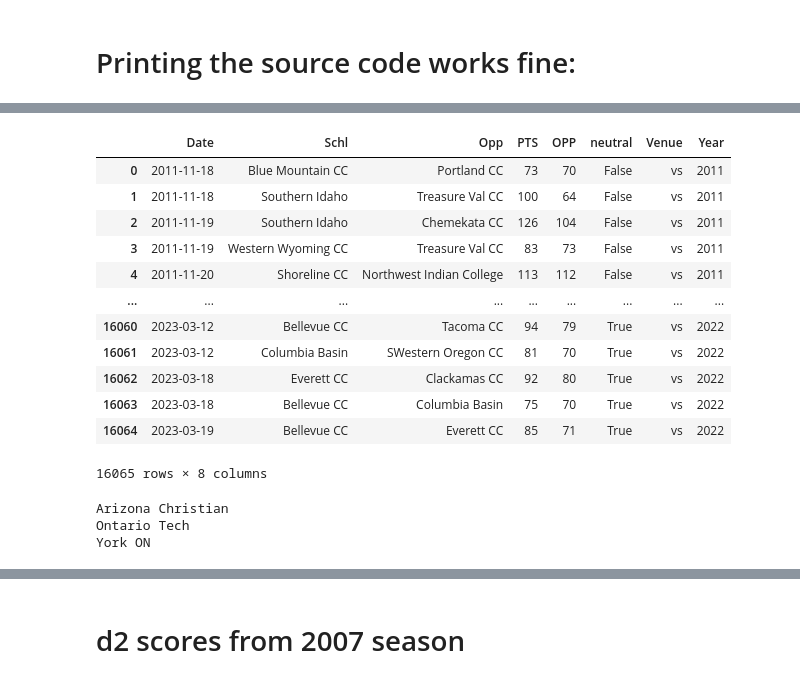
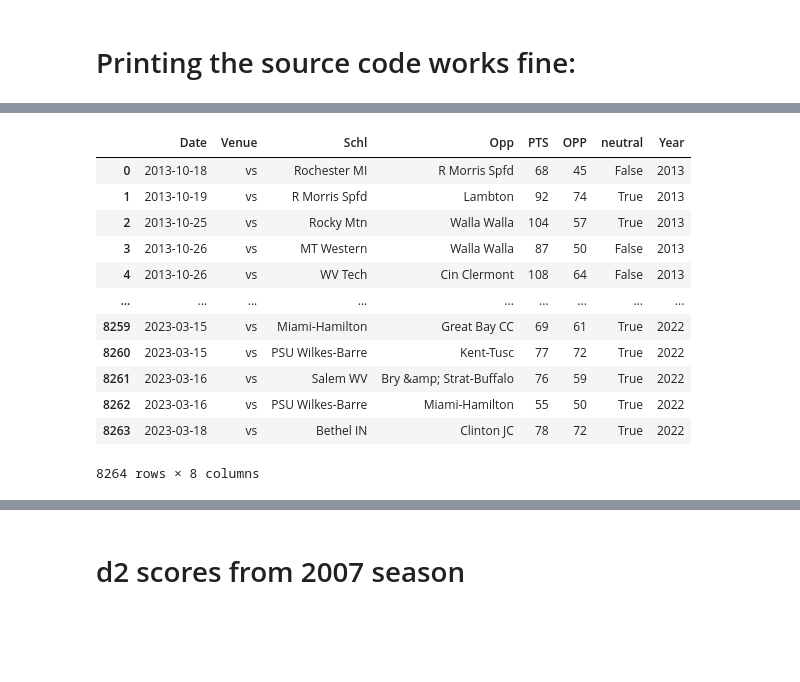
Before and after one commit to easella/ncaabelos, a Jupyter notebook: ncaab-for-free.ipynb, the cells around one changed output, grey strips where cells are left out. Cells and saved outputs as stored; diff of their text form; code cells hidden in the pictures; blank space fills up the shorter version.

```diff
--- a/ncaab-for-free.ipynb
+++ b/ncaab-for-free.ipynb
@@ -14,6 +14,7 @@ us={"2003":"https://masseyratings.com/scores.php?s=41467&sub=10909&all=1","2006"
 ccaa={"2003":"https://masseyratings.com/scores.php?s=41467&sub=10908&all=1","2006":"https://masseyratings.com/scores.php?s=69587&sub=10908&all=1","2009":"https://masseyratings.com/scores.php?s=97288&sub=10908&all=1","2011":"https://masseyratings.com/scores.php?s=179268&sub=10908&all=1","2013":"https://masseyratings.com/scores.php?s=203290&sub=10908&all=1","2015":"https://masseyratings.com/scores.php?s=284067&sub=10908&all=1","2016":"https://masseyratings.com/scores.php?s=292154&sub=10908&all=1","2017":"https://masseyratings.com/scores.php?s=298892&sub=10908&all=1","2018":"https://masseyratings.com/scores.php?s=305972&sub=10908&all=1","2021":"https://masseyratings.com/scores.php?s=379387&sub=10908&all=1","2022":"https://masseyratings.com/scores.php?s=500054&sub=10908&all=1"}
 nwaacc={"2011":"https://masseyratings.com/scores.php?s=179268&sub=178293&all=1","2013":"https://masseyratings.com/scores.php?s=203290&sub=178293&all=1","2015":"https://masseyratings.com/scores.php?s=284067&sub=178293&all=1","2016":"https://masseyratings.com/scores.php?s=292154&sub=178293&all=1","2017":"https://masseyratings.com/scores.php?s=298892&sub=178293&all=1","2018":"https://masseyratings.com/scores.php?s=305972&sub=178293&all=1","2020":"https://masseyratings.com/scores.php?s=320158&sub=178293&all=1","2021":"https://masseyratings.com/scores.php?s=379387&sub=178293&all=1","2022":"https://masseyratings.com/scores.php?s=500054&sub=178293&all=1"}
 import requests
+njcaa={"2006":"https://masseyratings.com/scores.php?s=69587&sub=12814&all=1","2009":"https://masseyratings.com/scores.php?s=97288&sub=12814&all=1","2011":"https://masseyratings.com/scores.php?s=179268&sub=12814&all=1","2013":"https://masseyratings.com/scores.php?s=203290&sub=12814&all=1","2015":"https://masseyratings.com/scores.php?s=284067&sub=12814&all=1","2016":"https://masseyratings.com/scores.php?s=292154&sub=12814&all=1","2017":"https://masseyratings.com/scores.php?s=298892&sub=12814&all=1","2018":"https://masseyratings.com/scores.php?s=305972&sub=12814&all=1","2020":"https://masseyratings.com/scores.php?s=320158&sub=12814&all=1","2021":"https://masseyratings.com/scores.php?s=379387&sub=12814&all=1","2022":"https://masseyratings.com/scores.php?s=500054&sub=12814&all=1"}
 import re
 ggg=[]
 cccaa={"2009":"https://masseyratings.com/scores.php?s=97288&sub=95204&all=1","2011":"https://masseyratings.com/scores.php?s=179268&sub=95204&all=1","2013":"https://masseyratings.com/scores.php?s=203290&sub=95204&all=1","2015":"https://masseyratings.com/scores.php?s=284067&sub=95204&all=1","2016":"https://masseyratings.com/scores.php?s=292154&sub=95204&all=1","2017":"https://masseyratings.com/scores.php?s=298892&sub=95204&all=1","2018":"https://masseyratings.com/scores.php?s=305972&sub=95204&all=1","2020":"https://masseyratings.com/scores.php?s=320158&sub=95204&all=1","2021":"https://masseyratings.com/scores.php?s=379387&sub=95204&all=1","2022":"https://masseyratings.com/scores.php?s=500054&sub=95204&all=1"}
@@ -26,6 +27,7 @@ acca={"2006":"https://masseyratings.com/scores.php?s=69587&sub=10413&all=1","200
 naia={"2003":"https://masseyratings.com/scores.php?s=41467&sub=12795&all=1","2006":"https://masseyratings.com/scores.php?s=69587&sub=12795&all=1","2009":"https://masseyratings.com/scores.php?s=97288&sub=12795&all=1","2011":"https://masseyratings.com/scores.php?s=179268&sub=12795&all=1","2013":"https://masseyratings.com/scores.php?s=203290&sub=12795&all=1","2015":"https://masseyratings.com/scores.php?s=284067&sub=12795&all=1","2016":"https://masseyratings.com/scores.php?s=292154&sub=12795&all=1","2017":"https://masseyratings.com/scores.php?s=298892&sub=12795&all=1","2018":"https://masseyratings.com/scores.php?s=305972&sub=12795&all=1","2020":"https://masseyratings.com/scores.php?s=320158&sub=12795&all=1","2021":"https://masseyratings.com/scores.php?s=379387&sub=12795&all=1","2022":"https://masseyratings.com/scores.php?s=500054&sub=12795&all=1"}
 d1={"2003":"https://masseyratings.com/scores.php?s=41467&sub=11590&all=1&mode=3&format=2","2006":"https://masseyratings.com/scores.php?s=69587&sub=11590&all=1&mode=3&format=2","2009":"https://masseyratings.com/scores.php?s=97288&sub=11590&all=1&mode=3&format=2","2011":"https://masseyratings.com/scores.php?s=179268&sub=11590&all=1&mode=3&format=2","2013":"https://masseyratings.com/scores.php?s=203290&sub=11590&all=1&mode=3&format=2","2015":"https://masseyratings.com/scores.php?s=284067&sub=11590&all=1&mode=3&format=2","2016":"https://masseyratings.com/scores.php?s=292154&sub=11590&all=1&mode=3&format=2","2017":"https://masseyratings.com/scores.php?s=298892&sub=11590&all=1&mode=3&format=2","2018":"https://masseyratings.com/scores.php?s=305972&sub=11590&all=1&mode=3&format=2","2020":"https://masseyratings.com/scores.php?s=320158&sub=11590&all=1&mode=3&format=2","2021":"https://masseyratings.com/scores.php?s=379387&sub=11590&all=1&mode=3&format=2","2022":"https://masseyratings.com/scores.php?s=500054&sub=11590&all=1&mode=3&format=2"}
 d1s={}
+uscaa={"2013":"https://masseyratings.com/scores.php?s=203290&sub=14437&all=1","2015":"https://masseyratings.com/scores.php?s=284067&sub=14437&all=1","2016":"https://masseyratings.com/scores.php?s=292154&sub=14437&all=1","2017":"https://masseyratings.com/scores.php?s=298892&sub=14437&all=1","2018":"https://masseyratings.com/scores.php?s=305972&sub=14437&all=1","2020":"https://masseyratings.com/scores.php?s=320158&sub=14437&all=1","2021":"https://masseyratings.com/scores.php?s=379387&sub=14437&all=1","2022":"https://masseyratings.com/scores.php?s=500054&sub=14437&all=1"}
 for url in d1:
     d1s[url]=[]
 for url in d1:
@@ -38,8 +40,8 @@ for url in d1:
             row=row.split(",")
             row=row[1]
             d1s[url].append(row)
-for key in us:
-    nof=us[key]
+for key in uscaa:
+    nof=uscaa[key]
 
     nof=str(nof)
     nof=nof.split("&format=")
@@ -60,7 +62,7 @@ for key in us:
 
     gg=[]
     games[key]=[]
-    r = requests.get(us[key])
+    r = requests.get(uscaa[key])
     soup = BeautifulSoup(r.text, 'lxml')
 
     p = re.compile(r'([^0-9-]+)\s{3,}')
@@ -91,7 +93,7 @@ for key in us:
 
 
 
-        if "p" not in str(line) and 'Games' not in str(line) and str(line)!='' and '<' not in str(line):
+        if 'Games' not in str(line) and str(line)!='' and '<' not in str(line):
 
             j=line[1]
             n=False
@@ -152,3 +168,19 @@ df.to_csv("usscores.csv")
+# %%
+df
+# %% [output]
+|  | Date | Venue | Schl | Opp | PTS | OPP | neutral | Year |
+| 0 | 2013-10-18 | vs | Rochester MI | R Morris Spfd | 68 | 45 | False | 2013 |
+| 1 | 2013-10-19 | vs | R Morris Spfd | Lambton | 92 | 74 | True | 2013 |
+| 2 | 2013-10-25 | vs | Rocky Mtn | Walla Walla | 104 | 57 | True | 2013 |
+| 3 | 2013-10-26 | vs | MT Western | Walla Walla | 87 | 50 | False | 2013 |
+| 4 | 2013-10-26 | vs | WV Tech | Cin Clermont | 108 | 64 | False | 2013 |
+| ... | ... | ... | ... | ... | ... | ... | ... | ... |
+| 8259 | 2023-03-15 | vs | Miami-Hamilton | Great Bay CC | 69 | 61 | True | 2022 |
+| 8260 | 2023-03-15 | vs | PSU Wilkes-Barre | Kent-Tusc | 77 | 72 | True | 2022 |
+| 8261 | 2023-03-16 | vs | Salem WV | Bry &amp; Strat-Buffalo | 76 | 59 | True | 2022 |
+| 8262 | 2023-03-16 | vs | PSU Wilkes-Barre | Miami-Hamilton | 55 | 50 | True | 2022 |
+| 8263 | 2023-03-18 | vs | Bethel IN | Clinton JC | 78 | 72 | True | 2022 |
+8264 rows × 8 columns
 # %%
 io=pd.read_csv("https://ontheroadtovote.com/ncaab/nond1scores/d2scores.csv")
 po=0
@@ -157,20 +189,6 @@ for row in io.itertuples():
         po+=1
 # %%
 df
-# %% [output]
-|  | Date | Schl | Opp | PTS | OPP | neutral | Venue | Year |
-| 0 | 2011-11-18 | Blue Mountain CC | Portland CC | 73 | 70 | False | vs | 2011 |
-| 1 | 2011-11-18 | Southern Idaho | Treasure Val CC | 100 | 64 | False | vs | 2011 |
-| 2 | 2011-11-19 | Southern Idaho | Chemekata CC | 126 | 104 | False | vs | 2011 |
-| 3 | 2011-11-19 | Western Wyoming CC | Treasure Val CC | 83 | 73 | False | vs | 2011 |
-| 4 | 2011-11-20 | Shoreline CC | Northwest Indian College | 113 | 112 | False | vs | 2011 |
-| ... | ... | ... | ... | ... | ... | ... | ... | ... |
-| 16060 | 2023-03-12 | Bellevue CC | Tacoma CC | 94 | 79 | True | vs | 2022 |
-| 16061 | 2023-03-12 | Columbia Basin | SWestern Oregon CC | 81 | 70 | True | vs | 2022 |
-| 16062 | 2023-03-18 | Everett CC | Clackamas CC | 92 | 80 | True | vs | 2022 |
-| 16063 | 2023-03-18 | Bellevue CC | Columbia Basin | 75 | 70 | True | vs | 2022 |
-| 16064 | 2023-03-19 | Bellevue CC | Everett CC | 85 | 71 | True | vs | 2022 |
-16065 rows × 8 columns
 # %%
 u=df22[df22.Year>2002]
 fz=set(u.Schl.tolist()+u.Opp.tolist())
@@ -248,10 +266,6 @@ for team in teams:
     if team not in fz:
         print(team)
         n+=1
-# %% [output]
-Arizona Christian
-Ontario Tech
-York ON
 # %%
 s=input("School")
 u=df22[df22.Year>2002]
```
Also changed, not shown: parts of 23 cells of this notebook.
